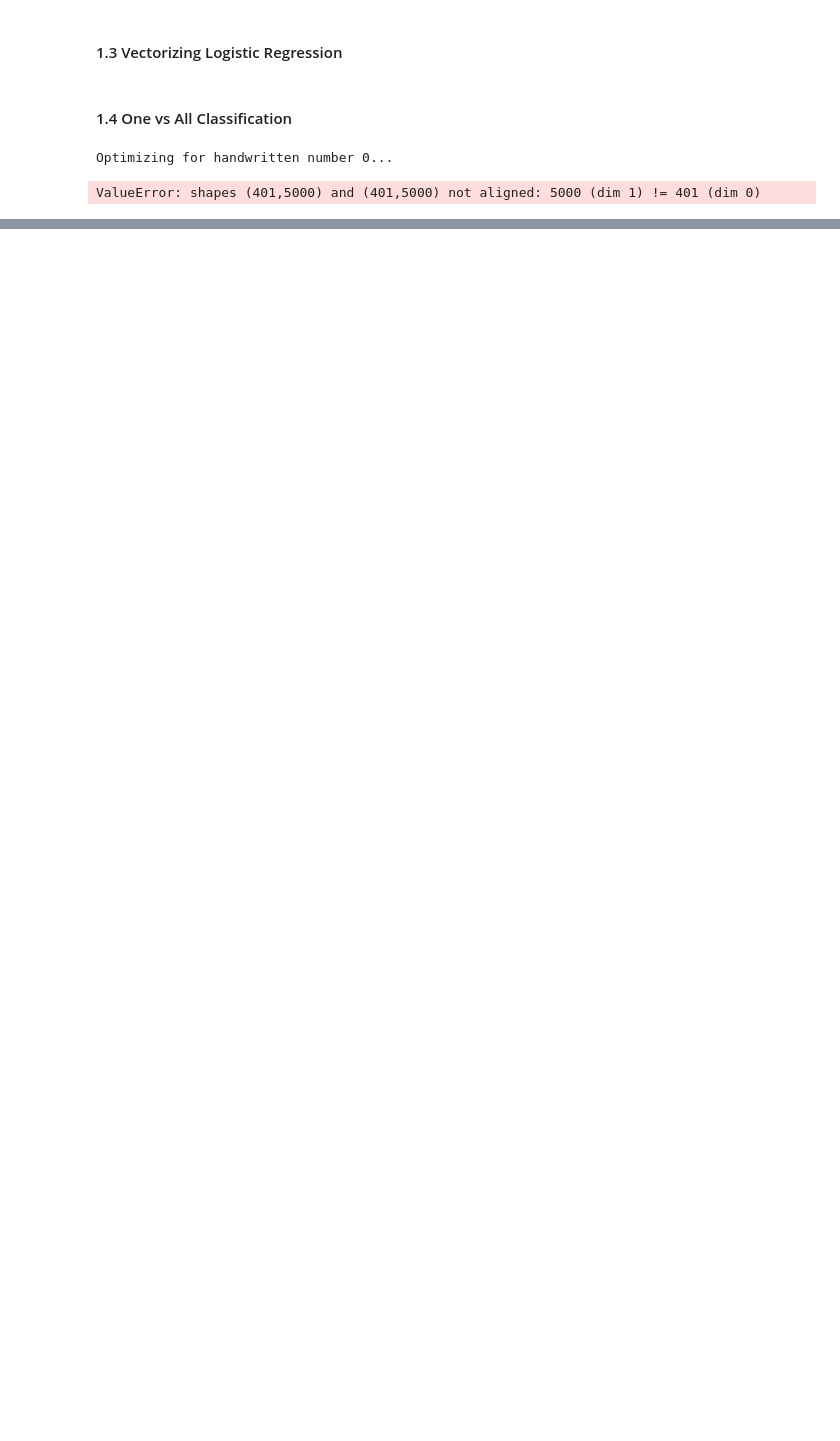
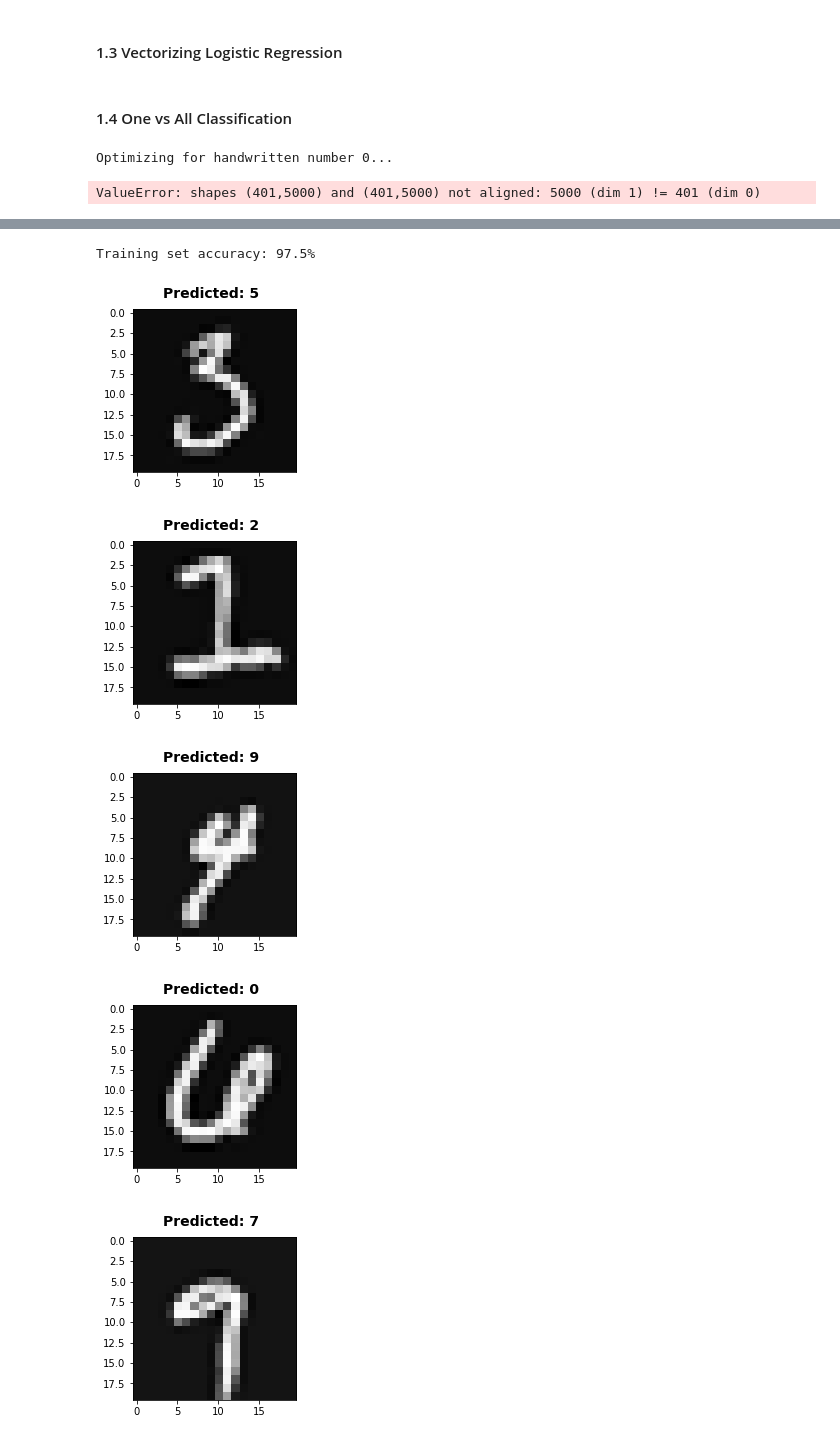
Before and after one commit to iCHAIT/machine-learning, a Jupyter notebook: Neural_Network/OnevsALL_Log_Reg_&_NN.ipynb, the cells around one changed output, grey strips where cells are left out. Saved outputs shown, nothing was run; the diff lists cells and outputs as text; code cells hidden in the pictures; blank space fills up the shorter version.

```diff
--- a/Neural_Network/OnevsALL_Log_Reg_&_NN.ipynb
+++ b/Neural_Network/OnevsALL_Log_Reg_&_NN.ipynb
@@ -207,0 +210,8 @@ NameError: name 'Theta' is not defined
+# %%
+# You have been provided with a set of network parameters (Θ(1),Θ(2))
+# already trained by us. These are stored in ex3weights.mat
+datafile = '/Users/chaitanyagupta/Desktop/machine-learning/Neural_Network/ex3/ex3weights.mat'
+mat = scipy.io.loadmat( datafile )
+Theta1, Theta2 = mat['Theta1'], mat['Theta2']
+print("Theta1 has shape:",Theta1.shape)
+print("Theta2 has shape:",Theta2.shape)
@@ -207,0 +250,37 @@ NameError: name 'Theta' is not defined
+# %%
+# "You should see that the accuracy is about 97.5%"
+myThetas = [ Theta1, Theta2 ]
+n_correct, n_total = 0., 0.
+incorrect_indices = []
+
+# Loop over all of the rows in X (all of the handwritten images)
+# and predict what digit is written. Check if it's correct, and
+# compute an efficiency.
+
+for irow in range(X.shape[0]):
+    n_total += 1
+
+    if predictNN(X[irow],myThetas) == int(y[irow]):
+        n_correct += 1
+    else:
+        incorrect_indices.append(irow)
+
+print("Training set accuracy: %0.1f%%"%(100*(n_correct/n_total)))
+# %% [output]
+Training set accuracy: 97.5%
+# %%
+# Pick some of the images we got WRONG and look at them, just to see
+for x in range(5):
+    i = random.choice(incorrect_indices)
+    fig = plt.figure(figsize=(3,3))
+    img = scipy.misc.toimage( getDatumImg(X[i]) )
+    plt.imshow(img,cmap = cm.Greys_r)
+    predicted_val = predictNN(X[i],myThetas)
+    predicted_val = 0 if predicted_val == 10 else predicted_val
+    fig.suptitle('Predicted: %d'%predicted_val, fontsize=14, fontweight='bold')
+# %% [output]
+[figure, added]
+[figure, added]
+[figure, added]
+[figure, added]
+[figure, added]
```
Also changed, not shown: parts of 7 cells of this notebook.
